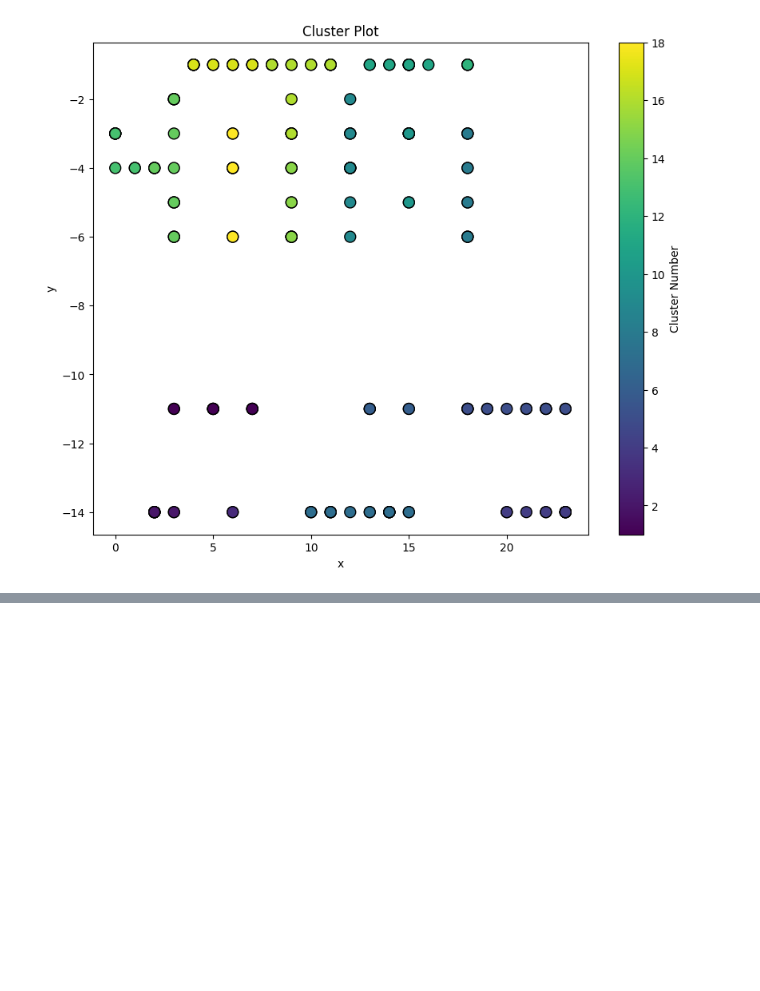
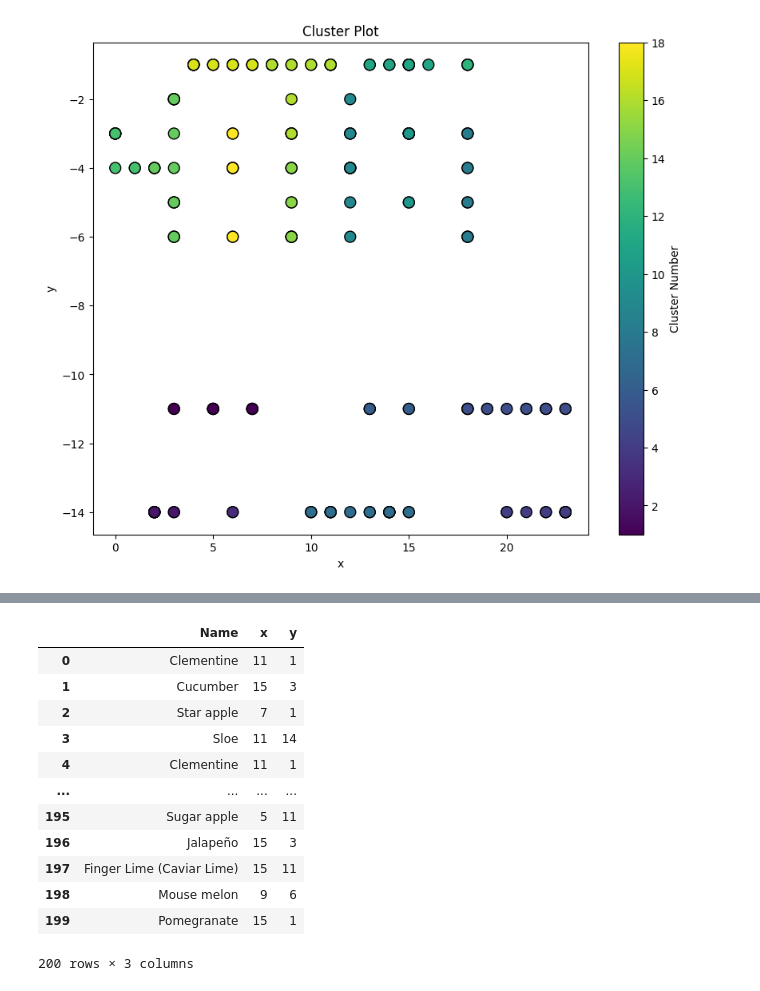
Before and after one commit to coleandreoli/warehouseTSP, a Jupyter notebook: warehouse_data.ipynb, the cells around one changed output, grey strips where cells are left out. Saved outputs shown, nothing was run; the diff lists cells and outputs as text; code cells hidden in the pictures; blank space fills up the shorter version.

```diff
--- a/warehouse_data.ipynb
+++ b/warehouse_data.ipynb
@@ -586,0 +587,16 @@ g.plot(df_results.iloc[10].tsp_route)
+# %%
+df_wo2.drop(columns=["bin", "cluster", "Category"])
+# %% [output]
+|  | Name | x | y |
+| 0 | Clementine | 11 | 1 |
+| 1 | Cucumber | 15 | 3 |
+| 2 | Star apple | 7 | 1 |
+| 3 | Sloe | 11 | 14 |
+| 4 | Clementine | 11 | 1 |
+| ... | ... | ... | ... |
+| 195 | Sugar apple | 5 | 11 |
+| 196 | Jalapeño | 15 | 3 |
+| 197 | Finger Lime (Caviar Lime) | 15 | 11 |
+| 198 | Mouse melon | 9 | 6 |
+| 199 | Pomegranate | 15 | 1 |
+200 rows × 3 columns
```
Also changed, not shown: parts of 7 cells of this notebook, 6 other files.
